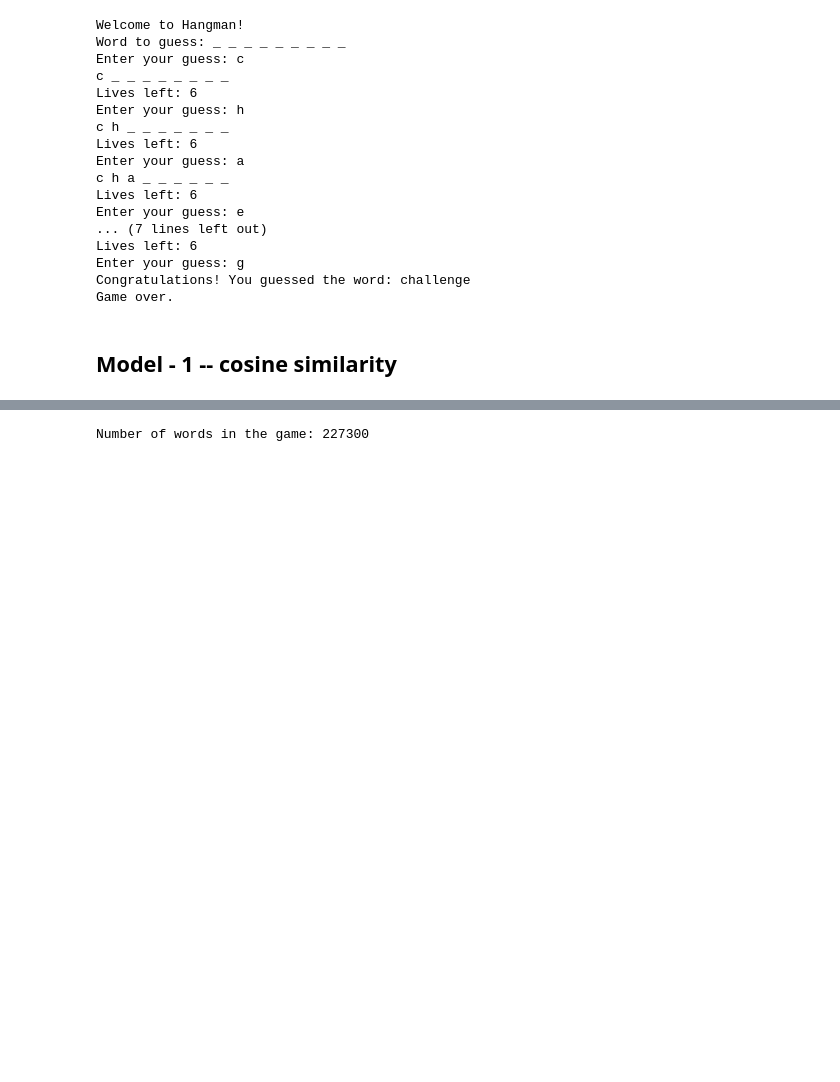
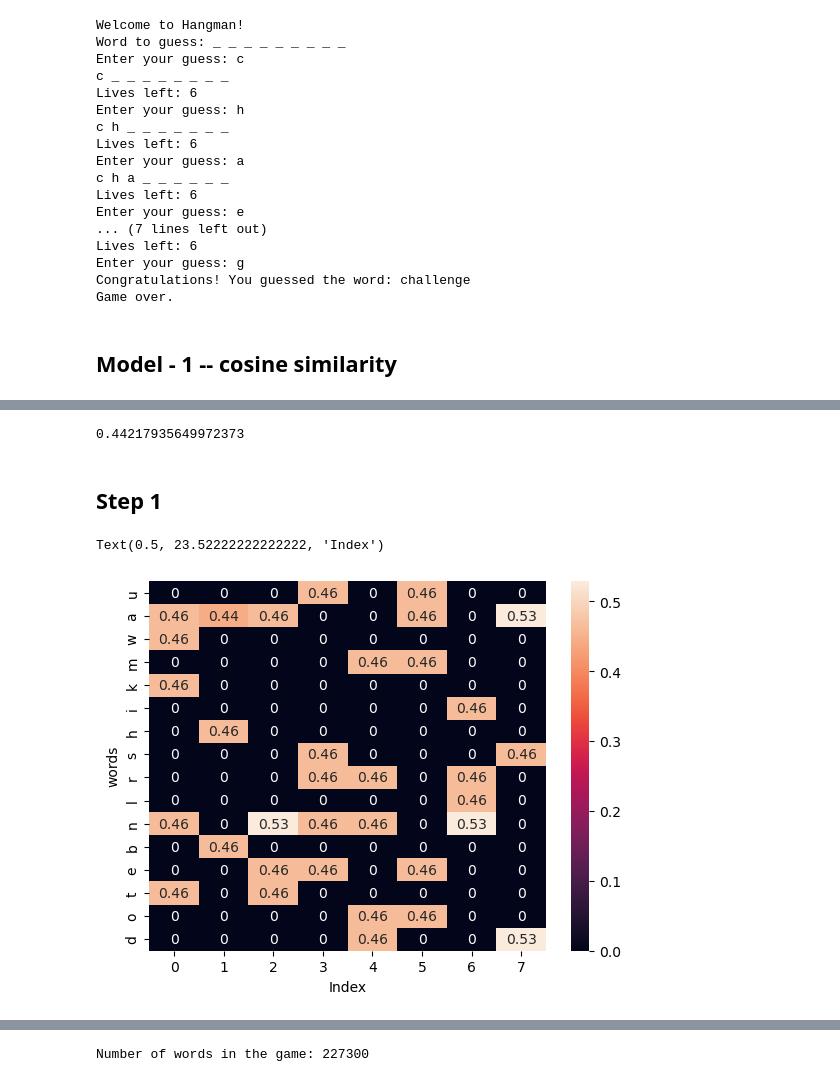
Before and after one commit to Khushalgogia/Hangman_Game, a Jupyter notebook: Predicting Hangman_game_words.ipynb, the cells around one changed output, grey strips where cells are left out. Saved outputs shown, nothing was run; the diff lists cells and outputs as text; code cells hidden in the pictures; blank space fills up the shorter version.

Commit message:
building entrophy algo

```diff
--- a/Predicting Hangman_game_words.ipynb
+++ b/Predicting Hangman_game_words.ipynb
@@ -246,0 +253,20 @@ Game over.
+# %%
+l1 = ['abandond', 'nansomia', 'thermals', 'watererd', 'kanununa']
+all_letters = list(set("".join(l1)))
+def entrophy(letter, position):
+    my_dic = {letter: {position: 0 for position in range(7)} for letter in all_letters}
+
+    for j in all_letters:
+        for i in l1:
+            for k in range(0, 7):
+                if j in i[k]:
+                    my_dic[j][k] += 1
+    probab = my_dic[letter][position]/len(l1)
+    if probab == 0:
+        return 0  # To avoid math domain error for log(0)
+    entropy = -probab * math.log(probab, 2)
+    return entropy
+# %%
+entrophy(letter = "a",position = 1)
+# %% [output]
+0.44217935649972373
@@ -246,0 +276,2 @@ Game over.
+# %% [markdown]
+## Step 1
@@ -246,0 +280,29 @@ Game over.
+# %%
+l1 = ['abandond', 'nansomia', 'thermals', 'watererd', 'kanununa']
+all_letters = list(set("".join(l1)))
+def entrophy(letter, position):
+    my_dic = {letter: {position: 0 for position in range(len(l1[0]))} for letter in all_letters}
+
+    for j in all_letters:
+        for i in l1:
+            for k in range(len(i)):
+                if j in i[k]:
+                    my_dic[j][k] += 1
+    probab = my_dic[letter][position]/len(l1)
+    if probab == 0:
+        return 0  # To avoid math domain error for log(0)
+    entropy = -probab * math.log(probab, 2)
+    return entropy
+
+my = {letter: {position: 0 for position in range(0,len(l1[0]))} for letter in all_letters}
+for i in all_letters:
+    for j in range(0,len(l1[0])):
+        my[i][j] = entrophy(i,j)
+df = pd.DataFrame(list(my.values()))
+df['words'] = list(my)
+df = df.set_index('words')
+sns.heatmap(df,annot= True,cbar = 'coolwarm' )
+plt.xlabel("Index")
+# %% [output]
+Text(0.5, 23.52222222222222, 'Index')
+[figure, added]
```
Also changed, not shown: parts of 93 cells of this notebook.
